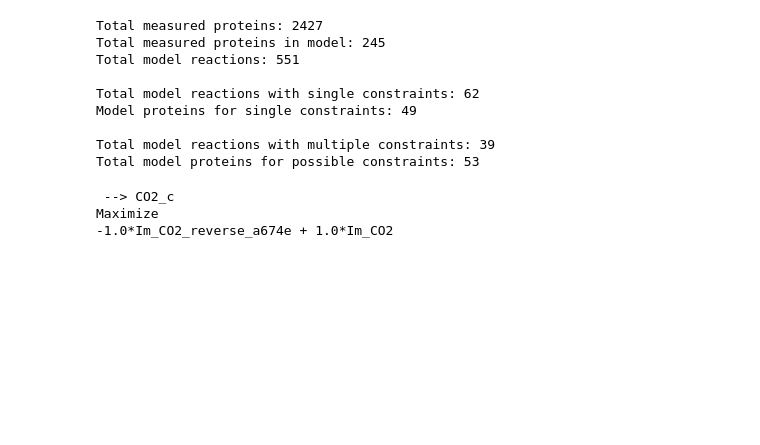
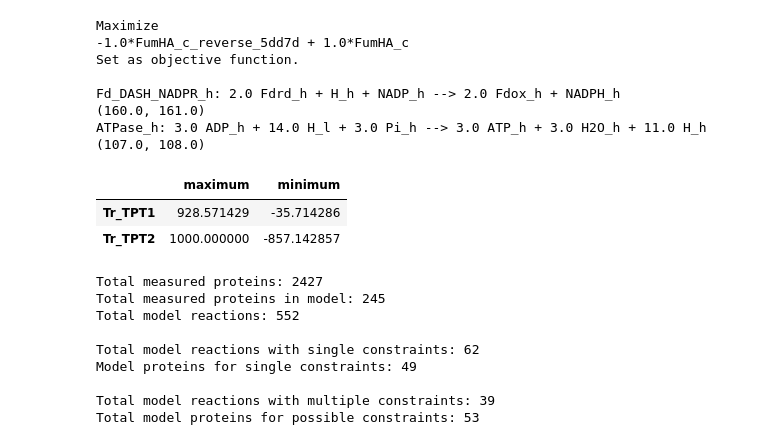
Before and after one commit to HAHerrmann/FluxSamplingCol0Fum2, a Jupyter notebook: LooplessFluxSampling/ProteinConstraints.ipynb, the cells around one changed output. Saved outputs shown, nothing was run; the diff lists cells and outputs as text; code cells hidden in the pictures; blank space fills up the shorter version.

```diff
--- a/LooplessFluxSampling/ProteinConstraints.ipynb
+++ b/LooplessFluxSampling/ProteinConstraints.ipynb
@@ -106,9 +0,0 @@ starch3_h -->
-# %%
-model.objective = model.reactions.get_by_id("FumHA_c")
-model.objective_direction = "Maximum"
-print(model.objective)
-FVA = flux_variability_analysis(model, model.reactions)
-print(FVA.loc["FumHA_c"])
-print(FVA.loc["Tr_TPT2"])
-print(FVA.loc["Tr_TPT1"])
-print(FVA.loc["Tr_TPT3"])
@@ -154,6 +114,32 @@ for atg in x.values:
+# %%
+# Setting the ATP and NADPH production fluxes
+setobjective("FumHA_c")
+ATPNADPH(107.0,160.0)
+flux_variability_analysis(model, ["Tr_TPT1","Tr_TPT2"])
+#subsys("light reactions")
+# %% [output]
+Maximize
+-1.0*FumHA_c_reverse_5dd7d + 1.0*FumHA_c
+Set as objective function.
+
+Fd_DASH_NADPR_h: 2.0 Fdrd_h + H_h + NADP_h --> 2.0 Fdox_h + NADPH_h
+(160.0, 161.0)
+ATPase_h: 3.0 ADP_h + 14.0 H_l + 3.0 Pi_h --> 3.0 ATP_h + 3.0 H2O_h + 11.0 H_h
+(107.0, 108.0)
+|  | maximum | minimum |
+| Tr_TPT1 | 928.571429 | -35.714286 |
+| Tr_TPT2 | 1000.000000 | -857.142857 |
 # %%
+# Get list of all possible proteins in the model
+gene_ids = []
+for g in model.genes:
+    gene_ids.append(g.id)
+# Get list of all measured proteins
+all_atg = []
+x=df["Accession"]
+for atg in x.values:
+    all_atg.append(atg)
 # Comparing the measured protein concentrations to those which are in the model
-
 model_atg = [] # Total measured proteins in model
 model_atg_final = [] # Proteins with direct reaction constraint (i.e. single responsible protein)
 model_rxns_atg = [] # Model reactions with direct constraints (i.e. single responsible protein)
@@ -175,9 +161,7 @@ for atg in x.values: # Check if protein is in the model
                 if set(prot_names).issubset(set(all_atg)):
                     model_rxns_atgs.append(r)
                     model_atgs_final = model_atgs_final + prot_names
-
 # Feasible constraint summary
-# General
 print("Total measured proteins: {}".format(len(all_atg)))
 print("Total measured proteins in model: {}".format(len(model_atg)))
 print("Total model reactions: {}".format(len(model.reactions)))
@@ -189,10 +173,15 @@ print(" ")
 # Reactions with multiple possible constraints
 print("Total model reactions with multiple constraints: {}".format(len(set(model_rxns_atgs))))
 print("Total model proteins for possible constraints: {}".format(len(set(model_atgs_final))))
+# Total constained reactions
+constr_reacs = set(model_rxns_atg + model_rxns_atgs) #these are the reactions constrained in the models
+constr_ids = []
+for r in constr_reacs:
+    constr_ids.append(r.id)
 # %% [output]
 Total measured proteins: 2427
 Total measured proteins in model: 245
-Total model reactions: 551
+Total model reactions: 552
 
 Total model reactions with single constraints: 62
 Model proteins for single constraints: 49
@@ -231,34 +190,0 @@ def constr(reacs,Dat1,Dat2,Dat3,Dat4):
-# %%
-# RUN THIS NEXT SECTION AS EITHER OR! RESERT KERNEL EACH TIME.
-
-rMal = model.reactions.get_by_id('Mal_Store')
-rFum = model.reactions.get_by_id('Fum_Store')
-rStarch = model.reactions.get_by_id('Starch_Store')
-rCO2 = model.reactions.get_by_id('Im_CO2')
-FumHA_c = model.reactions.get_by_id('FumHA_c')
-NADPH = model.reactions.get_by_id('Fd_DASH_NADPR_h')
-ATPase = model.reactions.get_by_id('ATPase_h')
-#TR_TPT3 = model.reactions.get_by_id('Tr_TPT3')
-all_reac = [rMal,rFum,rStarch,rCO2,FumHA_c,NADPH,ATPase] #,TR_TPT3
-rObj = model.reactions.get_by_id('Im_CO2')
-print(rObj.reaction)
-model.objective = rObj
-model.objective_direction = "Maximum"
-print(model.objective)
-
-# pathwayA = ["Tr_TPT1"]
-# pathwayB = ["PGAK_h","GAPDH2_h","GAPDH3_c"] #"Tr_TPT2",
-# both = ["RBC_h","PGAM_c","Enol_c","PEPC2_c","MalDH1_c","FumHA_c"]
-# allnames = both+pathwayB+pathwayA
-# for rname in allnames:
-#     r=model.reactions.get_by_id(rname)
-# #     print(r.id)
-# #     print(r.reaction)
-#     all_reac.append(rname)
-
-f1=0.99*200
-f2=1.01*200
-# %% [output]
- --> CO2_c
-Maximize
--1.0*Im_CO2_reverse_a674e + 1.0*Im_CO2
```
Also changed, not shown: parts of 18 cells of this notebook.
